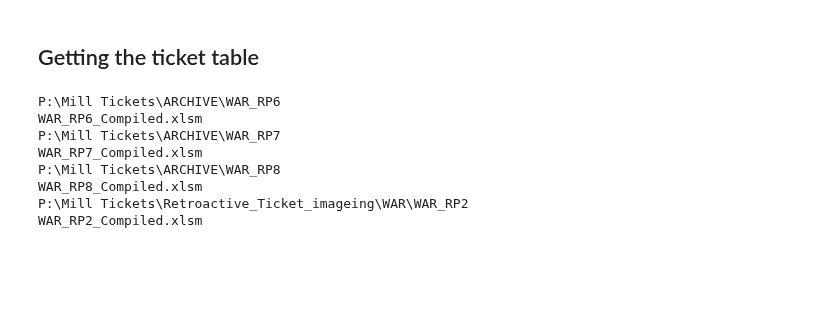
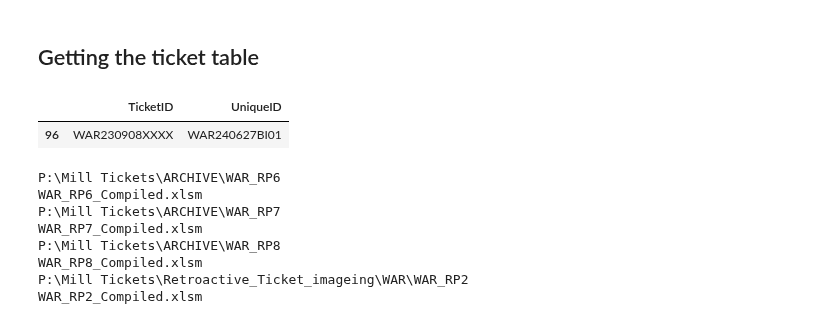
Before and after one commit to BilyBrown/sqlite3-tutorial, a Jupyter notebook: create_war_tables_01.ipynb, the cells around one changed output. Cells and saved outputs as stored; diff of their text form; code cells hidden in the pictures; blank space fills up the shorter version.

```diff
--- a/create_war_tables_01.ipynb
+++ b/create_war_tables_01.ipynb
@@ -234,6 +234,11 @@ new_tcs_intake.loc[new_tcs_intake['UniqueID'] == 'WAR240627BI01', 'TicketID'] =
 ticketid_table = new_tcs_intake[['TicketID', 'UniqueID']]
 # %% [markdown]
 ## Getting the ticket table
+# %%
+ticketid_table[ticketid_table['UniqueID'] == "WAR240627BI01"]
+# %% [output]
+|  | TicketID | UniqueID |
+| 96 | WAR230908XXXX | WAR240627BI01 |
 # %%
 mill_loc = r"P:\Mill Tickets"
 file_pattern = "WAR_RP*_Compiled.xlsm"
```
Also changed, not shown: parts of 6 cells of this notebook, 1 other file.
